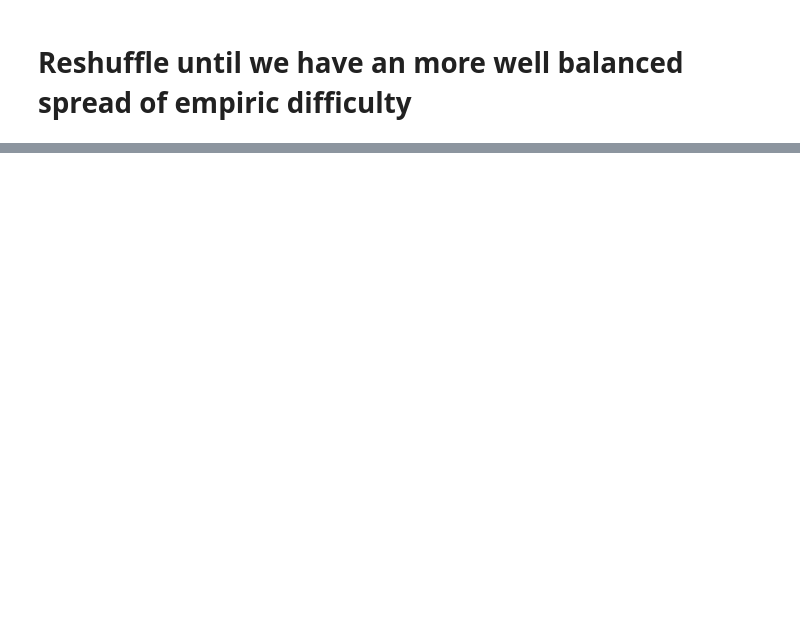
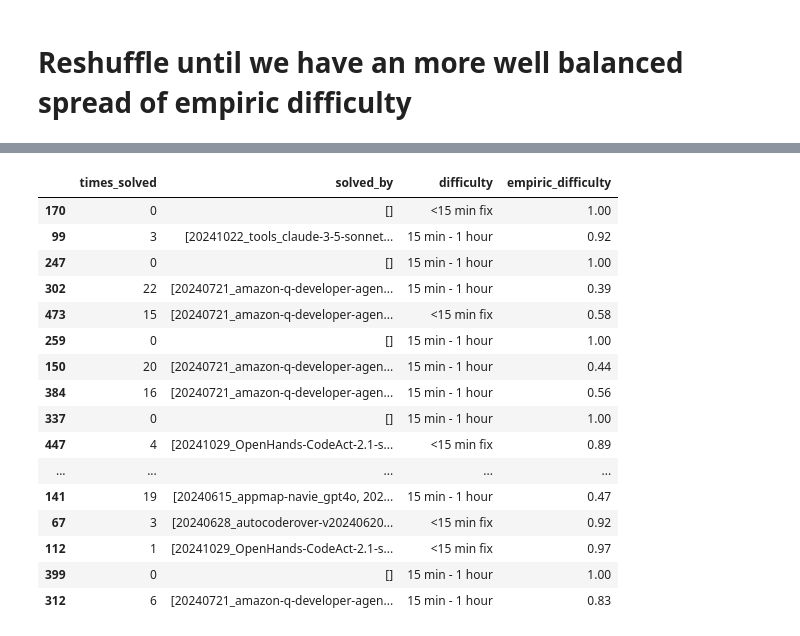
Before and after one commit to Liqs-v2/auto-code-rover, a Jupyter notebook: split_dataset.ipynb, the cells around one changed output, grey strips where cells are left out. Saved outputs shown, nothing was run; the diff lists cells and outputs as text; code cells hidden in the pictures; blank space fills up the shorter version.

```diff
--- a/split_dataset.ipynb
+++ b/split_dataset.ipynb
@@ -587,3 +607,23 @@ plt.savefig('report_resources/train_test_difficulty_deviation-after_correction.p
+# %%
+test_df[['times_solved','solved_by','difficulty','empiric_difficulty']]
+# %% [output]
+|  | times_solved | solved_by | difficulty | empiric_difficulty |
+| 170 | 0 | [] | <15 min fix | 1.00 |
+| 99 | 3 | [20241022_tools_claude-3-5-sonnet... | 15 min - 1 hour | 0.92 |
+| 247 | 0 | [] | 15 min - 1 hour | 1.00 |
+| 302 | 22 | [20240721_amazon-q-developer-agen... | 15 min - 1 hour | 0.39 |
+| 473 | 15 | [20240721_amazon-q-developer-agen... | <15 min fix | 0.58 |
+| 259 | 0 | [] | 15 min - 1 hour | 1.00 |
+| 150 | 20 | [20240721_amazon-q-developer-agen... | 15 min - 1 hour | 0.44 |
+| 384 | 16 | [20240721_amazon-q-developer-agen... | 15 min - 1 hour | 0.56 |
+| 337 | 0 | [] | 15 min - 1 hour | 1.00 |
+| 447 | 4 | [20241029_OpenHands-CodeAct-2.1-s... | <15 min fix | 0.89 |
+| ... | ... | ... | ... | ... |
+| 141 | 19 | [20240615_appmap-navie_gpt4o, 202... | 15 min - 1 hour | 0.47 |
+| 67 | 3 | [20240628_autocoderover-v20240620... | <15 min fix | 0.92 |
+| 112 | 1 | [20241029_OpenHands-CodeAct-2.1-s... | <15 min fix | 0.97 |
+| 399 | 0 | [] | 15 min - 1 hour | 1.00 |
+| 312 | 6 | [20240721_amazon-q-developer-agen... | 15 min - 1 hour | 0.83 |
 # %%
 train_df.shape
 # %% [output]
```
Also changed, not shown: parts of 13 cells of this notebook.
